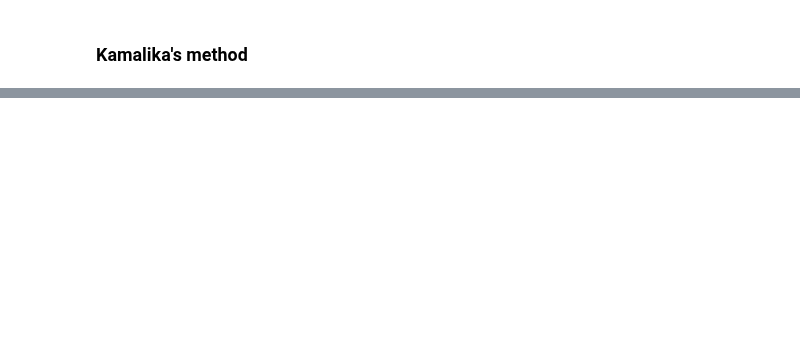
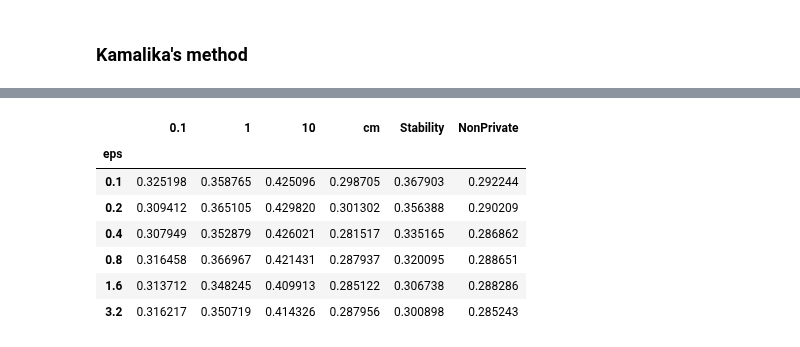
Before and after one commit to jimola/S18_Research, a Jupyter notebook: Python/LogRegChoice.ipynb, the cells around one changed output, grey strips where cells are left out. Cells and saved outputs as stored; diff of their text form; code cells hidden in the pictures; blank space fills up the shorter version.

```diff
--- a/Python/LogRegChoice.ipynb
+++ b/Python/LogRegChoice.ipynb
@@ -515,0 +407,11 @@ pd.value_counts(adult_test_cm.y)
+# %%
+tst
+# %% [output]
+|  | 0.1 | 1 | 10 | cm | Stability | NonPrivate |
+| eps |  |  |  |  |  |  |
+| 0.1 | 0.325198 | 0.358765 | 0.425096 | 0.298705 | 0.367903 | 0.292244 |
+| 0.2 | 0.309412 | 0.365105 | 0.429820 | 0.301302 | 0.356388 | 0.290209 |
+| 0.4 | 0.307949 | 0.352879 | 0.426021 | 0.281517 | 0.335165 | 0.286862 |
+| 0.8 | 0.316458 | 0.366967 | 0.421431 | 0.287937 | 0.320095 | 0.288651 |
+| 1.6 | 0.313712 | 0.348245 | 0.409913 | 0.285122 | 0.306738 | 0.288286 |
+| 3.2 | 0.316217 | 0.350719 | 0.414326 | 0.287956 | 0.300898 | 0.285243 |
```
Also changed, not shown: parts of 34 cells of this notebook, 1 other file.
